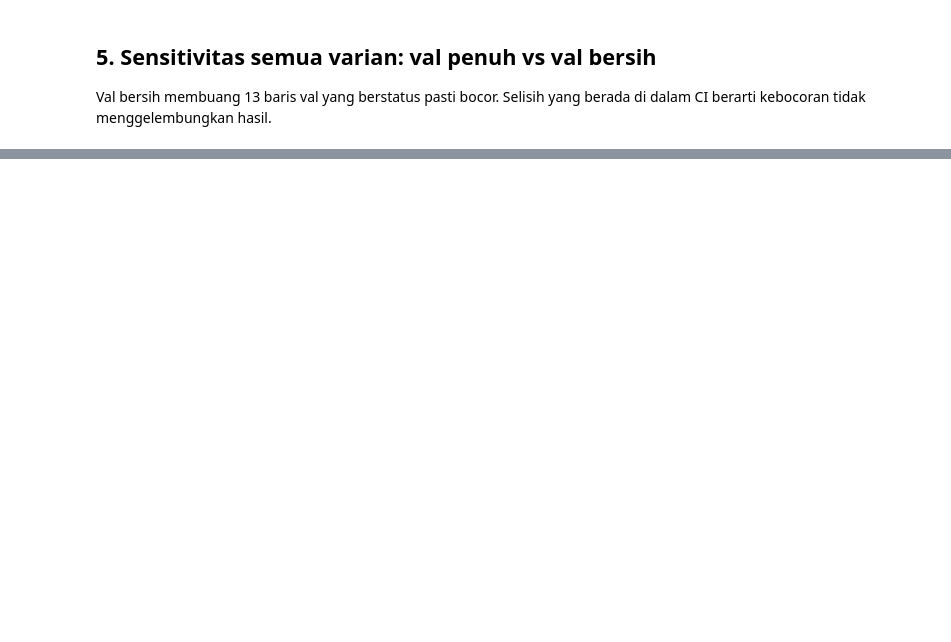
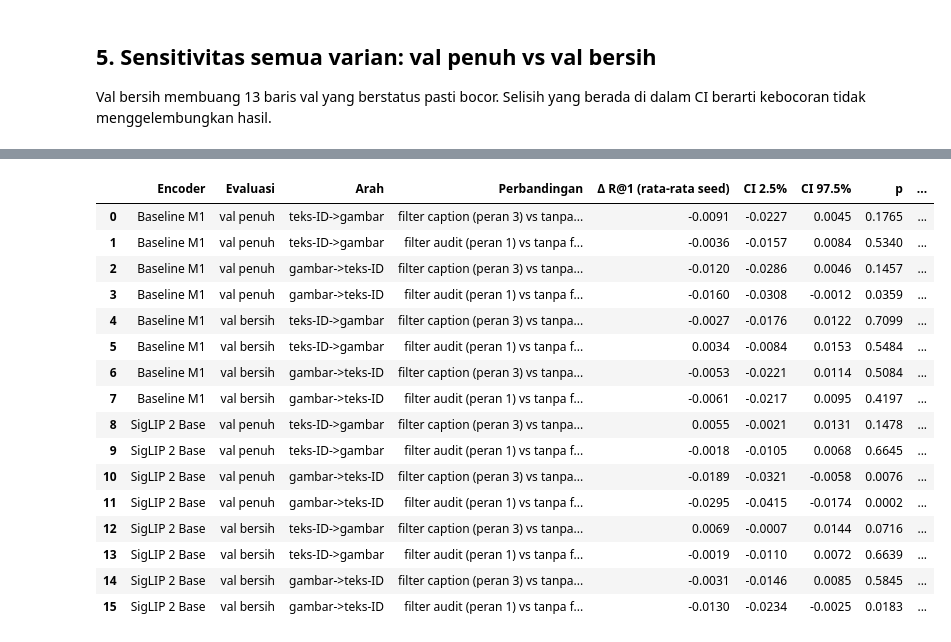
Before and after one commit to bayybrigas04/Tubes-Multimodal, a Jupyter notebook: notebooks/m2_audit_leakage.ipynb, the cells around one changed output, grey strips where cells are left out. Drawn from its saved outputs; the diff is of its cells as text; code cells hidden in the pictures; blank space fills up the shorter version.

Commit message:
feat : Hasil Audit Leakage M2 dan kesimpulan

```diff
--- a/notebooks/m2_audit_leakage.ipynb
+++ b/notebooks/m2_audit_leakage.ipynb
@@ -68,9 +68,10 @@ else:
 
 sys.path.insert(0, ".")
 AUDIT_DIR = Path("results/m2_audit")
-SEED, SEEDS_PROJ, KS = 42, [42, 123, 456], (1, 5, 10)
+SEED, SEEDS_PROJ, KS = 42, [42, 123, 456, 7, 11, 21, 77, 99, 2024, 31337], (1, 5, 10)
 ARAH = ["gambar->teks-ID", "gambar->teks-EN", "teks-ID->gambar", "teks-EN->gambar"]
 device = "cuda" if torch.cuda.is_available() else "cpu"
+TRAIN_DEVICE = "cpu"   # proyeksi selalu dilatih di CPU agar hasil sama di mesin mana pun
 print("Colab:", IN_COLAB, "| device:", device)
 print("DATA_DIR :", DATA_DIR)
 print("CACHE_DIR:", CACHE_DIR)
@@ -311,13 +345,13 @@ def split_dev(teks, gambar, groups, dev_frac=0.15, seed=42):
 def latih_proyeksi(tr_t, tr_g, groups, val_t, dim, seed=42, max_epochs=100, batch=128, lr=1e-3, T=0.07, patience=10):
     torch.manual_seed(seed); np.random.seed(seed); random.seed(seed)
     a, b, dt, dg = split_dev(tr_t, tr_g, groups, seed=seed)
-    proj = ProyeksiResidual(dim).to(device)
+    proj = ProyeksiResidual(dim).to(TRAIN_DEVICE)
     opt = torch.optim.Adam(proj.parameters(), lr=lr, weight_decay=1e-4)
-    f = lambda x: torch.tensor(x, dtype=torch.float32, device=device)
+    f = lambda x: torch.tensor(x, dtype=torch.float32, device=TRAIN_DEVICE)
     A, Bg, DT, DG = f(a), f(b), f(dt), f(dg)
     best, state, bad, best_ep = float("inf"), None, 0, 0
     for ep in range(max_epochs):
-        proj.train(); idx = torch.randperm(len(A), device=device)
+        proj.train(); idx = torch.randperm(len(A), device=TRAIN_DEVICE)
         for i in range(0, len(A), batch):
             j = idx[i:i + batch]
             g = Bg[j] / Bg[j].norm(dim=-1, keepdim=True)
@@ -396,3 +474,42 @@ display(efek.round(4))
+# %%
+# Uji tingkat seed: apakah selisih antar kondisi lebih besar dari variasi pelatihan?
+from scipy import stats
+rows = []
+for enc in sorted({k[0] for k in HASIL}):
+    for pos, tag in ((0, "val penuh"), (1, "val bersih")):
+        for a_idx, nama in ((2, "teks-ID->gambar"), (0, "gambar->teks-ID")):
+            r1 = {k: np.array([hit1(HASIL[(enc, k, s)][pos][ARAH[a_idx]]).mean() for s in SEEDS_PROJ])
+                  for k in KONDISI}
+            for kond in ("filter caption (peran 3)", "filter audit (peran 1)"):
+                uji = stats.ttest_ind(r1[kond], r1["tanpa filter"], equal_var=False)
+                ci = uji.confidence_interval(0.95)
+                rows.append({"Encoder": enc, "Evaluasi": tag, "Arah": nama,
+                             "Perbandingan": f"{kond} vs tanpa filter",
+                             "Δ R@1 (rata-rata seed)": r1[kond].mean() - r1["tanpa filter"].mean(),
+                             "CI 2.5%": ci.low, "CI 97.5%": ci.high, "p": uji.pvalue,
+                             "std antar seed (tanpa filter)": r1["tanpa filter"].std(ddof=1),
+                             "Kesimpulan": "tidak ada efek terbukti" if ci.low <= 0 <= ci.high else "ADA EFEK"})
+uji_seed = pd.DataFrame(rows)
+uji_seed.to_csv(AUDIT_DIR / "audit_uji_seed.csv", index=False, float_format="%.4f")
+display(uji_seed.round(4))
+# %% [output]
+|  | Encoder | Evaluasi | Arah | Perbandingan | Δ R@1 (rata-rata seed) | CI 2.5% | CI 97.5% | p | ... |
+| 0 | Baseline M1 | val penuh | teks-ID->gambar | filter caption (peran 3) vs tanpa... | -0.0091 | -0.0227 | 0.0045 | 0.1765 | ... |
+| 1 | Baseline M1 | val penuh | teks-ID->gambar | filter audit (peran 1) vs tanpa f... | -0.0036 | -0.0157 | 0.0084 | 0.5340 | ... |
+| 2 | Baseline M1 | val penuh | gambar->teks-ID | filter caption (peran 3) vs tanpa... | -0.0120 | -0.0286 | 0.0046 | 0.1457 | ... |
+| 3 | Baseline M1 | val penuh | gambar->teks-ID | filter audit (peran 1) vs tanpa f... | -0.0160 | -0.0308 | -0.0012 | 0.0359 | ... |
+| 4 | Baseline M1 | val bersih | teks-ID->gambar | filter caption (peran 3) vs tanpa... | -0.0027 | -0.0176 | 0.0122 | 0.7099 | ... |
+| 5 | Baseline M1 | val bersih | teks-ID->gambar | filter audit (peran 1) vs tanpa f... | 0.0034 | -0.0084 | 0.0153 | 0.5484 | ... |
+| 6 | Baseline M1 | val bersih | gambar->teks-ID | filter caption (peran 3) vs tanpa... | -0.0053 | -0.0221 | 0.0114 | 0.5084 | ... |
+| 7 | Baseline M1 | val bersih | gambar->teks-ID | filter audit (peran 1) vs tanpa f... | -0.0061 | -0.0217 | 0.0095 | 0.4197 | ... |
+| 8 | SigLIP 2 Base | val penuh | teks-ID->gambar | filter caption (peran 3) vs tanpa... | 0.0055 | -0.0021 | 0.0131 | 0.1478 | ... |
+| 9 | SigLIP 2 Base | val penuh | teks-ID->gambar | filter audit (peran 1) vs tanpa f... | -0.0018 | -0.0105 | 0.0068 | 0.6645 | ... |
+| 10 | SigLIP 2 Base | val penuh | gambar->teks-ID | filter caption (peran 3) vs tanpa... | -0.0189 | -0.0321 | -0.0058 | 0.0076 | ... |
+| 11 | SigLIP 2 Base | val penuh | gambar->teks-ID | filter audit (peran 1) vs tanpa f... | -0.0295 | -0.0415 | -0.0174 | 0.0002 | ... |
+| 12 | SigLIP 2 Base | val bersih | teks-ID->gambar | filter caption (peran 3) vs tanpa... | 0.0069 | -0.0007 | 0.0144 | 0.0716 | ... |
+| 13 | SigLIP 2 Base | val bersih | teks-ID->gambar | filter audit (peran 1) vs tanpa f... | -0.0019 | -0.0110 | 0.0072 | 0.6639 | ... |
+| 14 | SigLIP 2 Base | val bersih | gambar->teks-ID | filter caption (peran 3) vs tanpa... | -0.0031 | -0.0146 | 0.0085 | 0.5845 | ... |
+| 15 | SigLIP 2 Base | val bersih | gambar->teks-ID | filter audit (peran 1) vs tanpa f... | -0.0130 | -0.0234 | -0.0025 | 0.0183 | ... |
 # %%
 # Grafik: R@1 teks-ID->gambar per kondisi filter (rata-rata seed), val penuh vs bersih
 encs = sorted({k[0] for k in HASIL})
```
Also changed, not shown: parts of 13 cells of this notebook, 4 other files.
